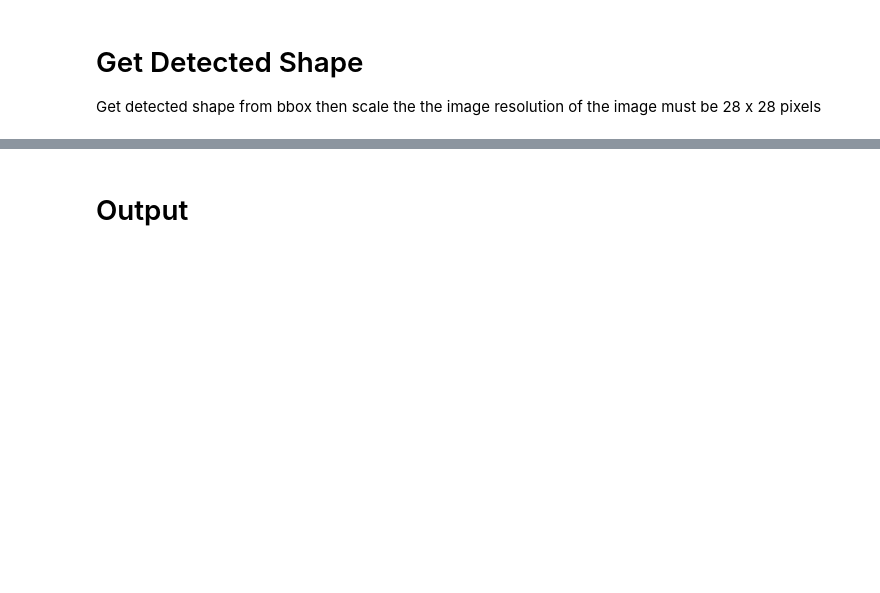
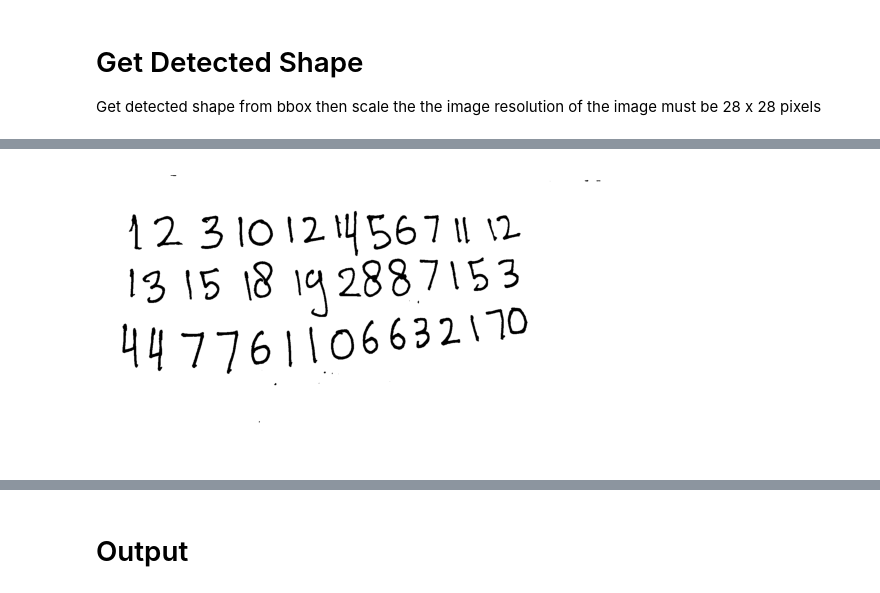
Before and after one commit to AdityaP1502/HandWritting-Digit-Detection, a Jupyter notebook: src/JupyterNotebook/Image_Preporcessing.ipynb, the cells around one changed output, grey strips where cells are left out. Saved outputs shown, nothing was run; the diff lists cells and outputs as text; code cells hidden in the pictures; blank space fills up the shorter version.

```diff
--- a/src/JupyterNotebook/Image_Preporcessing.ipynb
+++ b/src/JupyterNotebook/Image_Preporcessing.ipynb
@@ -690,0 +752,6 @@ print(s)
+# %%
+# for processing need images in matrix form
+mat = fromSerialToMat(pixels, nx, ny)
+showPicture(mat, False)
+# %% [output]
+[figure, added]
```
Also changed, not shown: parts of 33 cells of this notebook.
